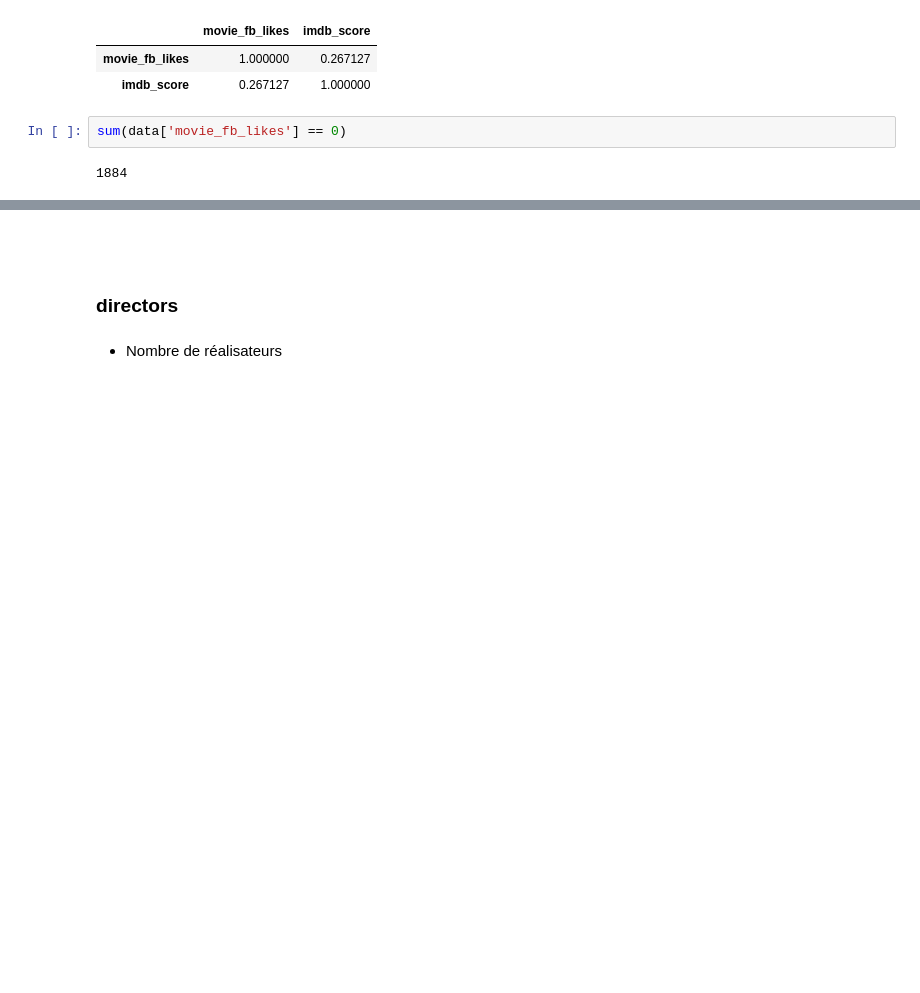
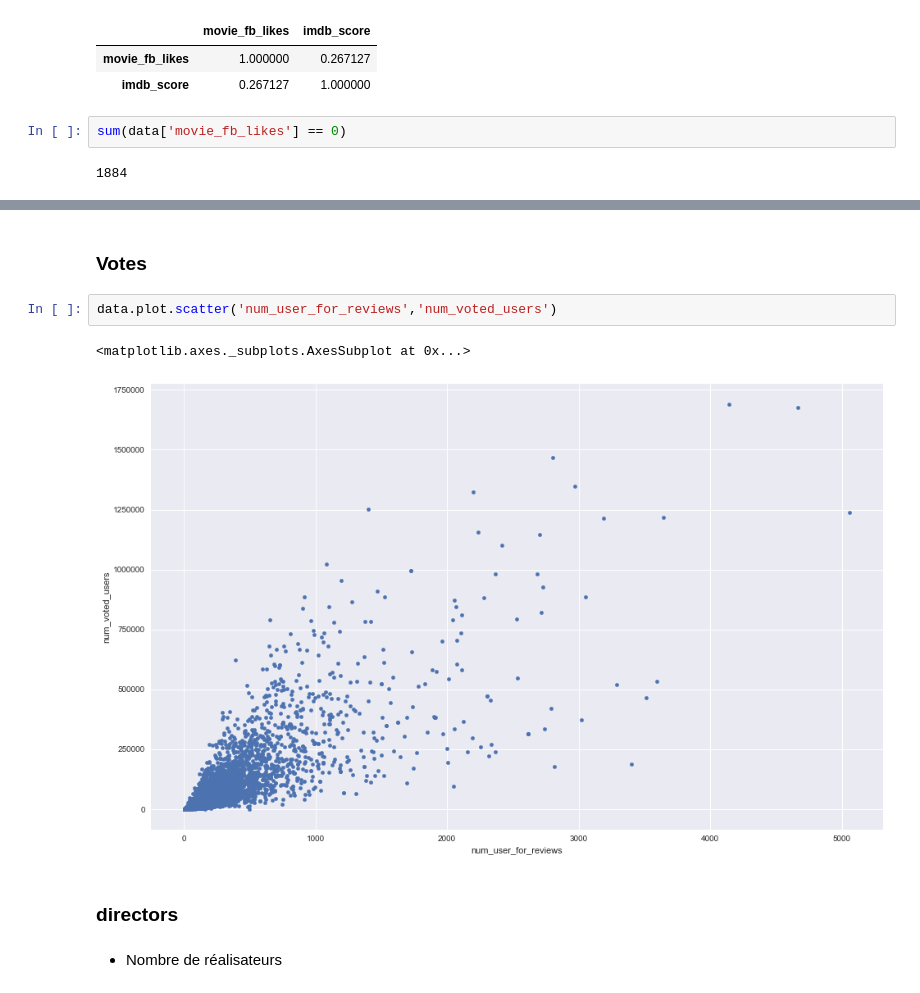
Before and after one commit to DROMZEE/imdb_5000_Movie_Dataset, a Jupyter notebook: imdb_5000_Movie_Dataset.ipynb, the cells around one changed output, grey strips where cells are left out. Cells and saved outputs as stored; diff of their text form; blank space fills up the shorter version.

```diff
--- a/imdb_5000_Movie_Dataset.ipynb
+++ b/imdb_5000_Movie_Dataset.ipynb
@@ -488,5 +548,10 @@ sum(data['movie_fb_likes'] == 0)
 # %% [markdown]
-###
+### Votes
+# %%
+data.plot.scatter('num_user_for_reviews','num_voted_users')
+# %% [output]
+<matplotlib.axes._subplots.AxesSubplot at 0x...>
+[figure, added]
 # %% [markdown]
 ### directors
 # %% [markdown]
```
Also changed, not shown: parts of 71 cells of this notebook.
